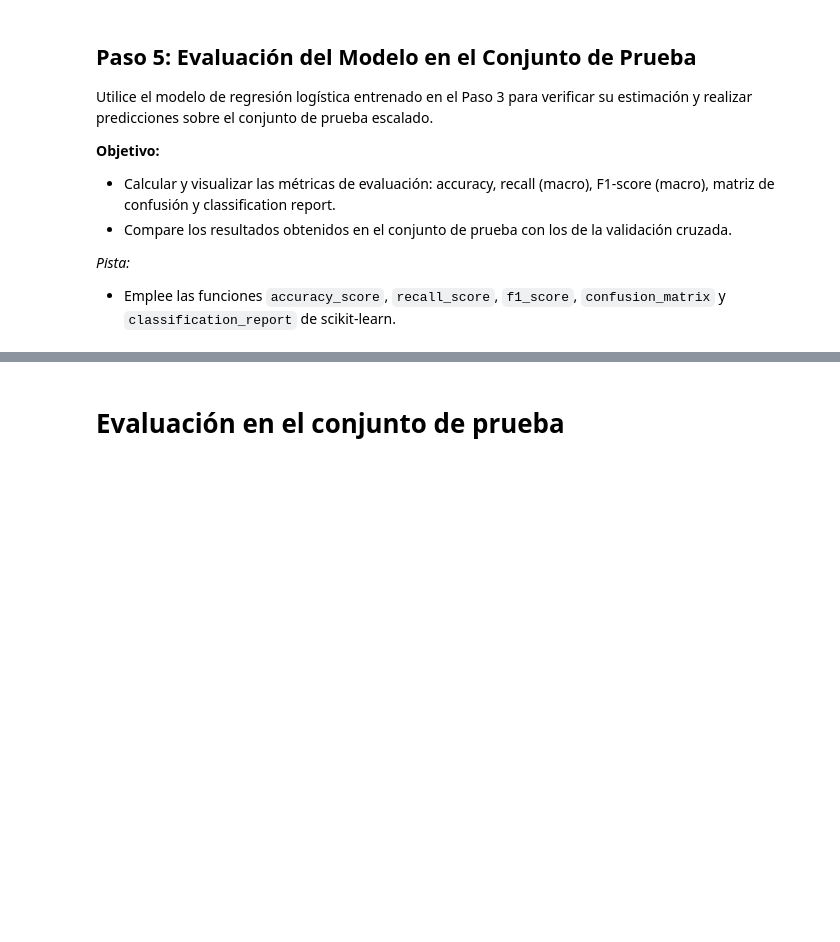
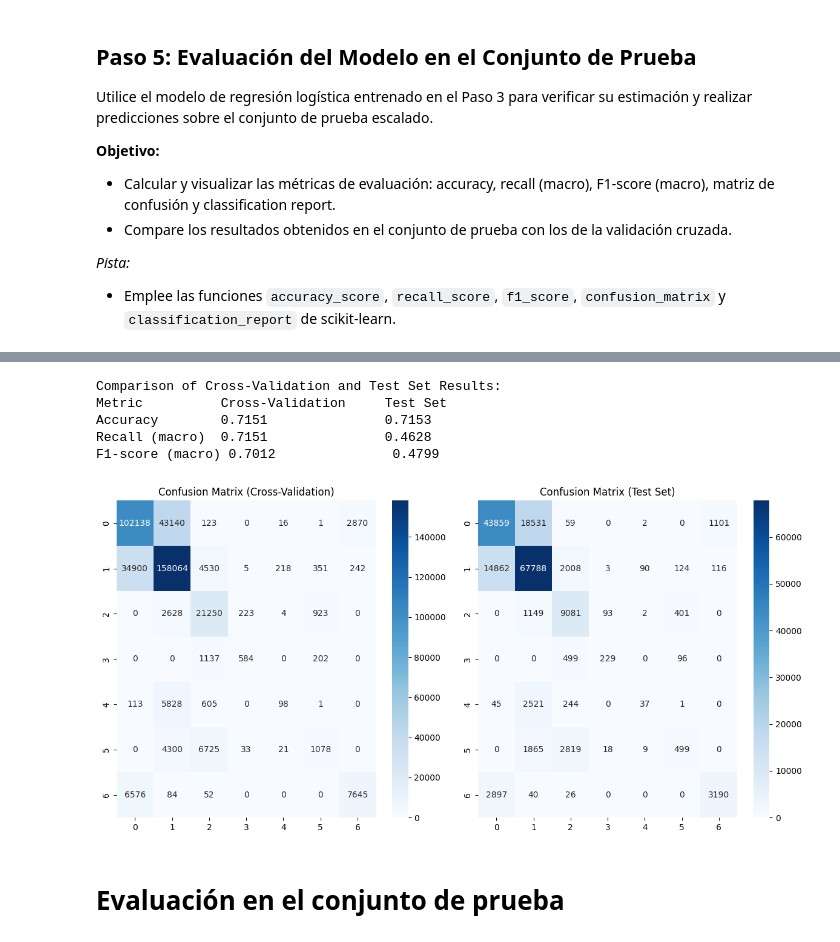
Before and after one commit to jeramirez169/An-lisis-exploratorio-de-datos, a Jupyter notebook: Final_2025-1.ipynb, the cells around one changed output, grey strips where cells are left out. Cells and saved outputs as stored; diff of their text form; code cells hidden in the pictures; blank space fills up the shorter version.

```diff
--- a/Final_2025-1.ipynb
+++ b/Final_2025-1.ipynb
@@ -143,3 +271,6 @@ Dimensiones del conjunto de prueba: (174304, 54)
+# %%
+# Dividir el DataFrame en conjuntos de entrenamiento y prueba (70%-30%) manteniendo la estratificación
+X_train, X_test, y_train, y_test = train_test_split(X, y, test_size=0.3, random_state=42, stratify=y)
 # %% [markdown]
 # Aplicar normalización: StandardScaler (Z-Score) y Min-Max Scaling
 
@@ -155,3 +287,7 @@ scaler_mm = MinMaxScaler()
+# %%
+#Transformar el conjunto de prueba
+X_test_std = scaler_std.transform(X_test)
+X_test_mm = scaler_mm.transform(X_test)
 # %% [markdown]
 ## Paso 2: Modelos de Regresión Regularizada
 
@@ -251,0 +461,16 @@ Utilice el modelo de regresión logística entrenado en el Paso 3 para verificar
+# %%
+# Predict on the test set
+y_pred_test = logreg_model.predict(X_test_std)
+
+# Calculate the evaluation metrics on the test set
+accuracy_test = accuracy_score(y_test, y_pred_test)
+recall_test = recall_score(y_test, y_pred_test, average='macro')
+f1_test = f1_score(y_test, y_pred_test, average='macro')
+conf_matrix_test = confusion_matrix(y_test, y_pred_test)
+class_report_test = classification_report(y_test, y_pred_test)
+
+print(f"Test Accuracy: {accuracy_test}")
+print(f"Test Recall (macro): {recall_test}")
+print(f"Test F1-score (macro): {f1_test}")
+print(f"Test Confusion Matrix:\n{conf_matrix_test}")
+print(f"Test Classification Report:\n{class_report_test}")
@@ -252,2 +495,30 @@ Utilice el modelo de regresión logística entrenado en el Paso 3 para verificar
+# %%
+# Compare the resultadoss obtenidos en el conjunto de prueba con los de validación cruzada..
+
+print("Comparison of Cross-Validation and Test Set Results:")
+print(f"{'Metric':<15} {'Cross-Validation':<20} {'Test Set':<15}")
+print(f"{'Accuracy':<15} {accuracy:<20.4f} {accuracy_test:<15.4f}")
+print(f"{'Recall (macro)':<15} {recall:<20.4f} {recall_test:<15.4f}")
+print(f"{'F1-score (macro)':<15} {f1:<20.4f} {f1_test:<15.4f}")
+
+#Se puede realizar un análisis más detallado visualizando las matrices de confusión.
+plt.figure(figsize=(12, 6))
+plt.subplot(1, 2, 1)
+sns.heatmap(conf_matrix, annot=True, fmt="d", cmap="Blues")
+plt.title("Confusion Matrix (Cross-Validation)")
+
+plt.subplot(1, 2, 2)
+sns.heatmap(conf_matrix_test, annot=True, fmt="d", cmap="Blues")
+plt.title("Confusion Matrix (Test Set)")
+
+plt.tight_layout()
+plt.show()
+# %% [output]
+Comparison of Cross-Validation and Test Set Results:
+Metric          Cross-Validation     Test Set
+Accuracy        0.7151               0.7153
+Recall (macro)  0.7151               0.4628
+F1-score (macro) 0.7012               0.4799
+[figure, added]
 # %% [markdown]
 # Evaluación en el conjunto de prueba
```
Also changed, not shown: parts of 32 cells of this notebook.
